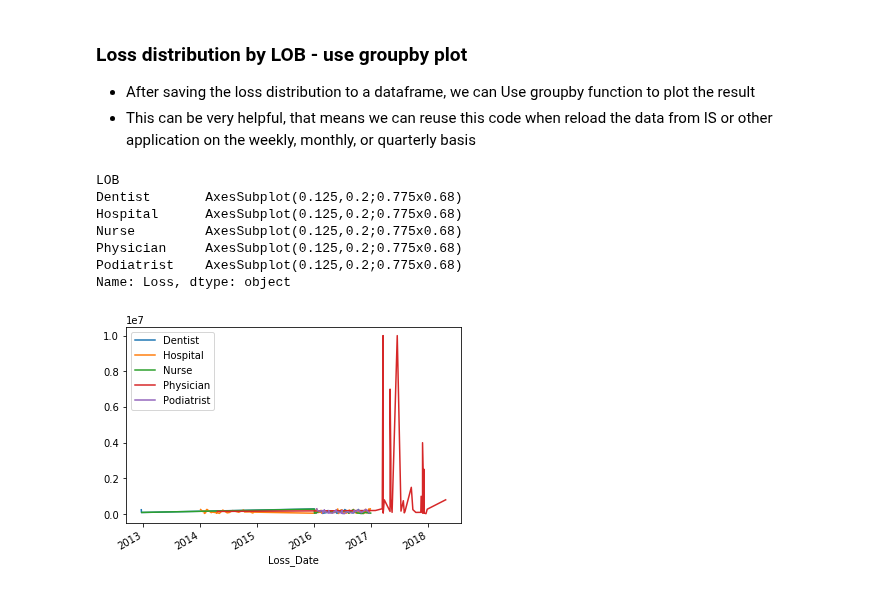
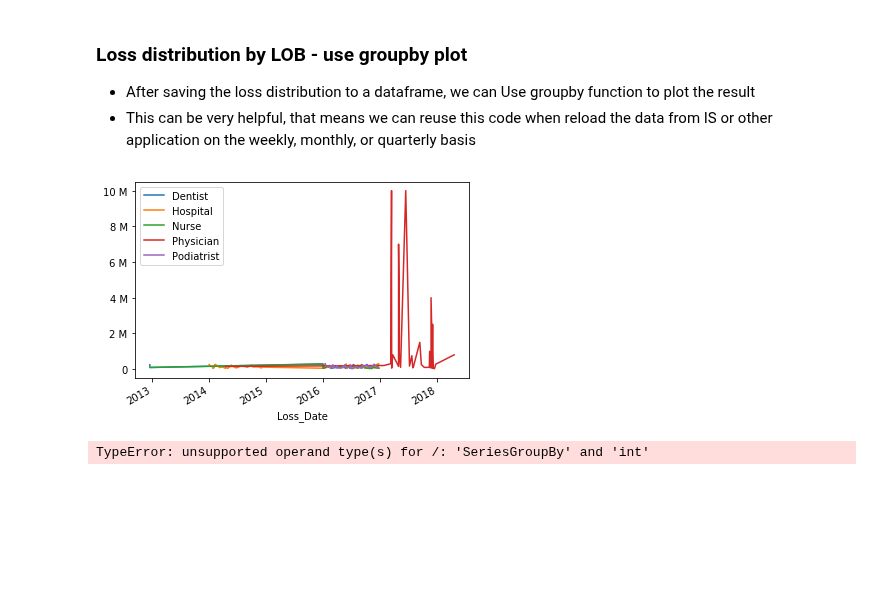
Before and after one commit to jasminjohnson/jasminjohnson.github.io, a Jupyter notebook: downloads/notebooks/MergeReshapeData.ipynb, the cells around one changed output. Drawn from its saved outputs; the diff is of its cells as text; code cells hidden in the pictures; blank space fills up the shorter version.

```diff
--- a/downloads/notebooks/MergeReshapeData.ipynb
+++ b/downloads/notebooks/MergeReshapeData.ipynb
@@ -336,14 +336,49 @@ df_claim_dist.head(10)
 ### Loss distribution by LOB - use groupby plot
 - After saving the loss distribution to a dataframe, we can Use groupby function to plot the result
 - This can be very helpful, that means we can reuse this code when reload the data from IS or other application on the weekly, monthly, or quarterly basis
-# %%
-df_claims_by_lob['Loss'].plot(legend=True)
-# %% [output]
-LOB
-Dentist       AxesSubplot(0.125,0.2;0.775x0.68)
-Hospital      AxesSubplot(0.125,0.2;0.775x0.68)
-Nurse         AxesSubplot(0.125,0.2;0.775x0.68)
-Physician     AxesSubplot(0.125,0.2;0.775x0.68)
-Podiatrist    AxesSubplot(0.125,0.2;0.775x0.68)
-Name: Loss, dtype: object
-[figure, removed]
+# %%
+# df_claims_by_lob['Loss'].plot(legend=True)
+
+## ref: https://stackoverflow.com/questions/40566413/matplotlib-pyplot-auto-adjust-unit-of-y-axis
+from matplotlib.ticker import FuncFormatter
+def y_fmt(y, pos):
+    decades = [1e9, 1e6, 1e3, 1e0, 1e-3, 1e-6, 1e-9 ]
+    suffix  = ["G", "M", "k", "" , "m" , "u", "n"  ]
+    if y == 0:
+        return str(0)
+    for i, d in enumerate(decades):
+        if np.abs(y) >=d:
+            val = y/float(d)
+            signf = len(str(val).split(".")[1])
+            if signf == 0:
+                return '{val:d} {suffix}'.format(val=int(val), suffix=suffix[i])
+            else:
+                if signf == 1:
+#                     print(val, signf)
+                    if str(val).split(".")[1] == "0":
+                       return '{val:d} {suffix}'.format(val=int(round(val)), suffix=suffix[i])
+                tx = "{"+"val:.{signf}f".format(signf = signf) +"} {suffix}"
+                return tx.format(val=val, suffix=suffix[i])
+
+                #return y
+    return y
+
+def y_fmt2(x, y):
+    return '{:2.2e}'.format(x).replace('e', 'x10^')
+
+
+ax = df_claims_by_lob['Loss'].plot(legend=True)
+
+ax[0].yaxis.set_major_formatter(FuncFormatter(y_fmt))
+# ax[0].yaxis.set_major_formatter(FuncFormatter(y_fmt2))
+plt.show()
+# %% [output]
+[figure, added]
+# %%
+# df_claims_by_lob['Loss'].plot(legend=True)
+
+df_claims_by_lob['Scaled Loss']=df_claims_by_lob['Loss']/10**6
+
+df_claims_by_lob['Scaled Loss'].plot(legend=True)
+# %% [output]
+TypeError: unsupported operand type(s) for /: 'SeriesGroupBy' and 'int'
```
Also changed, not shown: parts of 2 cells of this notebook, 5 other files.
